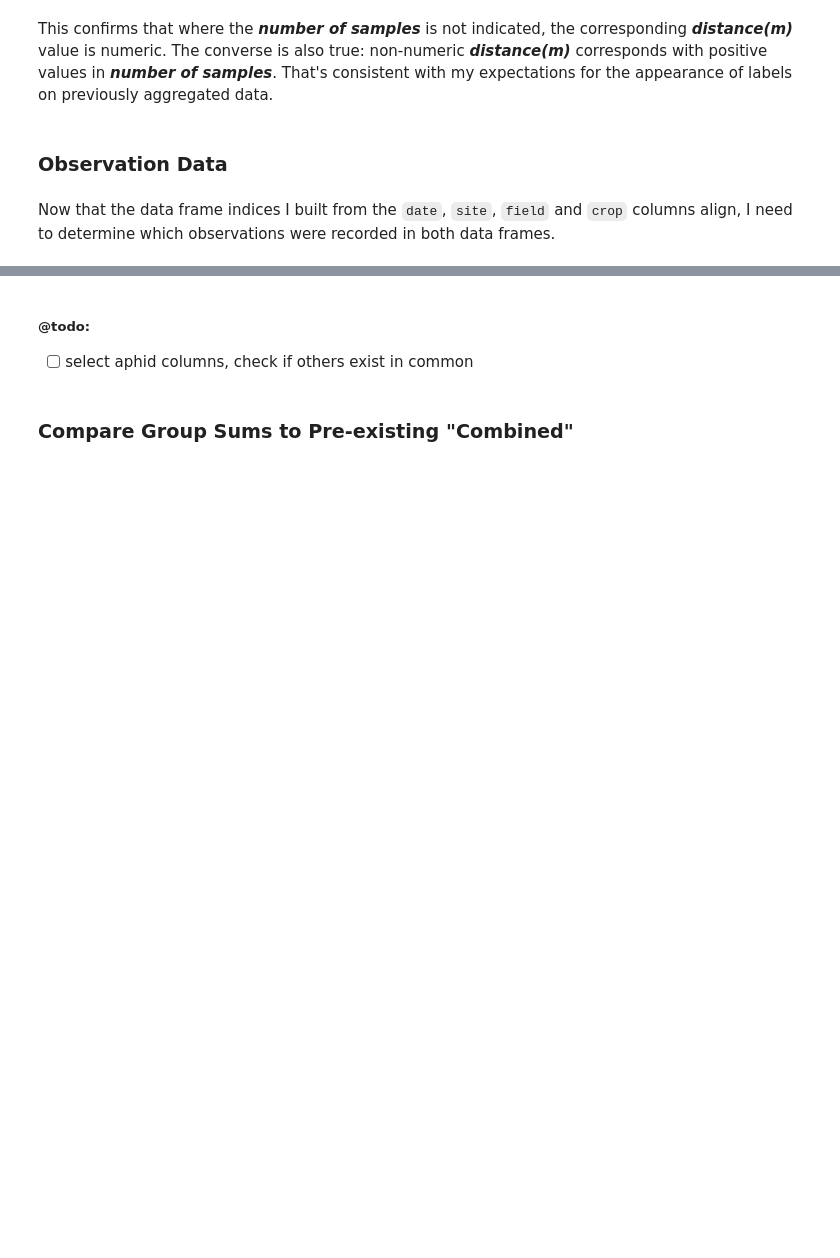
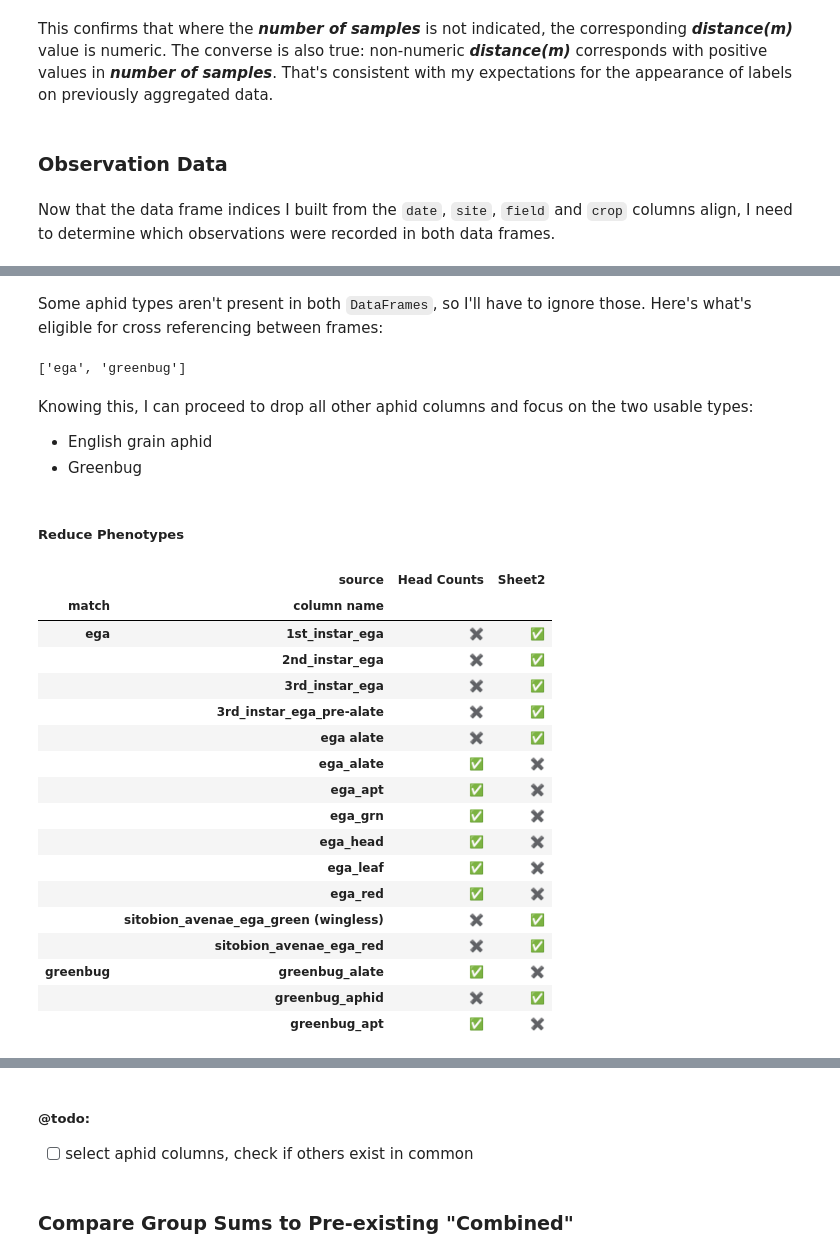
Before and after one commit to devvyn/aafc-field-data, a Jupyter notebook: notebook/projects/2016-sweep-vs-tiller/2016-sweep-vs-tiller.ipynb, the cells around one changed output, grey strips where cells are left out. Saved outputs shown, nothing was run; the diff lists cells and outputs as text; code cells hidden in the pictures; blank space fills up the shorter version.

```diff
--- a/notebook/projects/2016-sweep-vs-tiller/2016-sweep-vs-tiller.ipynb
+++ b/notebook/projects/2016-sweep-vs-tiller/2016-sweep-vs-tiller.ipynb
@@ -1712,0 +1692,44 @@ Now that the data frame indices I built from the `date`, `site`, `field` and `cr
+# %% [markdown]
+Some aphid types aren't present in both `DataFrames`, so I'll have to ignore those. Here's what's eligible for cross referencing between frames:
+# %%
+cross_matched_aphid_column_names = (
+    aphid_column_names
+    .reset_index(level='column name', drop=True)
+    .reset_index(level='match').drop_duplicates().set_index('match', append=True)
+    .unstack().stack(level='source')
+    .dropna(thresh=2, axis='columns',)
+    .columns.tolist()
+)
+cross_matched_aphid_column_names
+# %% [output]
+['ega', 'greenbug']
+# %% [markdown]
+Knowing this, I can proceed to drop all other aphid columns and focus on the two usable types:
+
+- English grain aphid
+- Greenbug
+# %% [markdown]
+##### Reduce Phenotypes
+# %%
+visualize_boolean(
+    aphid_column_names.loc[cross_matched_aphid_column_names, :]
+)
+# %% [output]
+|  | source | Head Counts | Sheet2 |
+| match | column name |  |  |
+| ega | 1st_instar_ega | ✖️ | ✅ |
+|  | 2nd_instar_ega | ✖️ | ✅ |
+|  | 3rd_instar_ega | ✖️ | ✅ |
+|  | 3rd_instar_ega_pre-alate | ✖️ | ✅ |
+|  | ega alate | ✖️ | ✅ |
+|  | ega_alate | ✅ | ✖️ |
+|  | ega_apt | ✅ | ✖️ |
+|  | ega_grn | ✅ | ✖️ |
+|  | ega_head | ✅ | ✖️ |
+|  | ega_leaf | ✅ | ✖️ |
+|  | ega_red | ✅ | ✖️ |
+|  | sitobion_avenae_ega_green (wingless) | ✖️ | ✅ |
+|  | sitobion_avenae_ega_red | ✖️ | ✅ |
+| greenbug | greenbug_alate | ✅ | ✖️ |
+|  | greenbug_aphid | ✖️ | ✅ |
+|  | greenbug_apt | ✅ | ✖️ |
```
Also changed, not shown: parts of 16 cells of this notebook.
